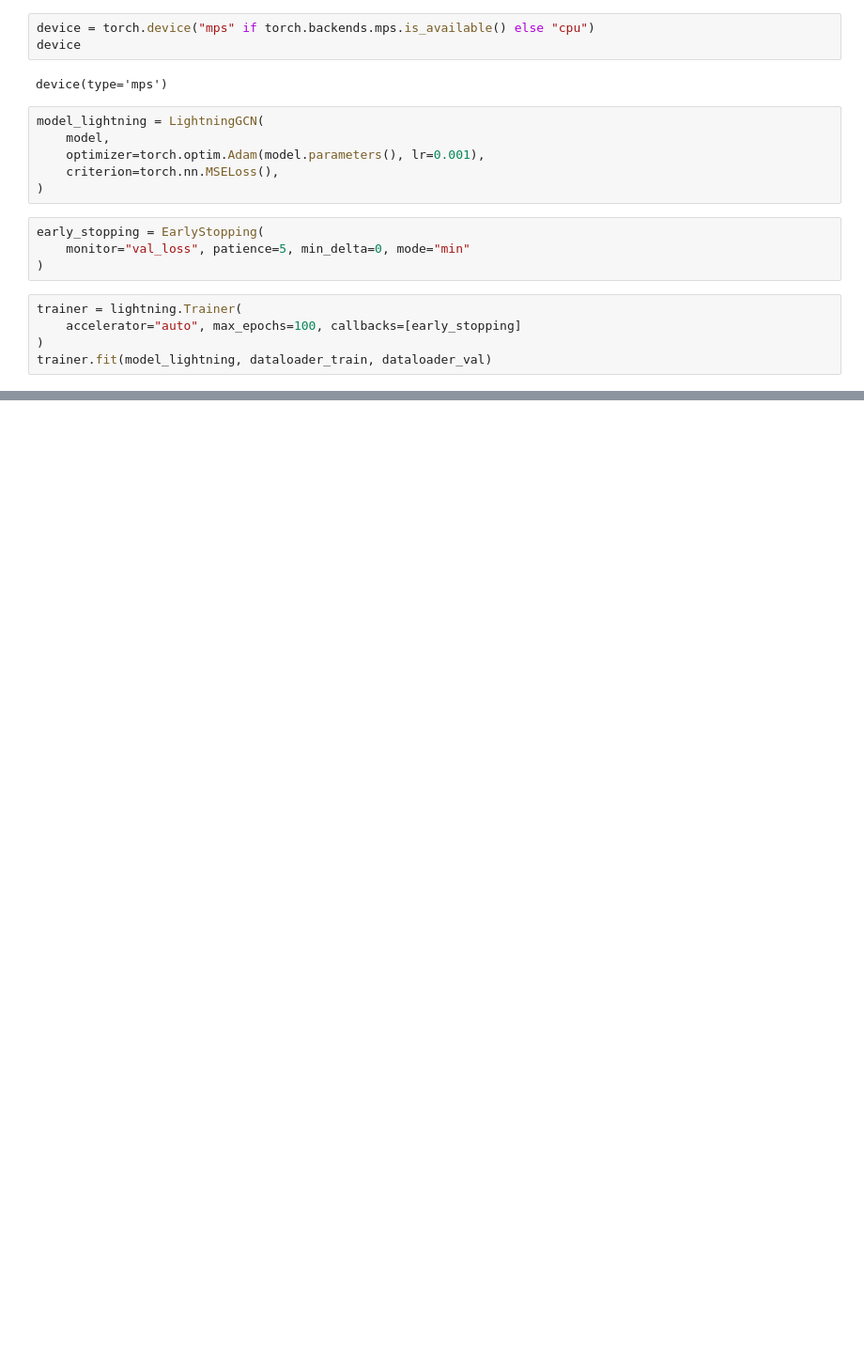
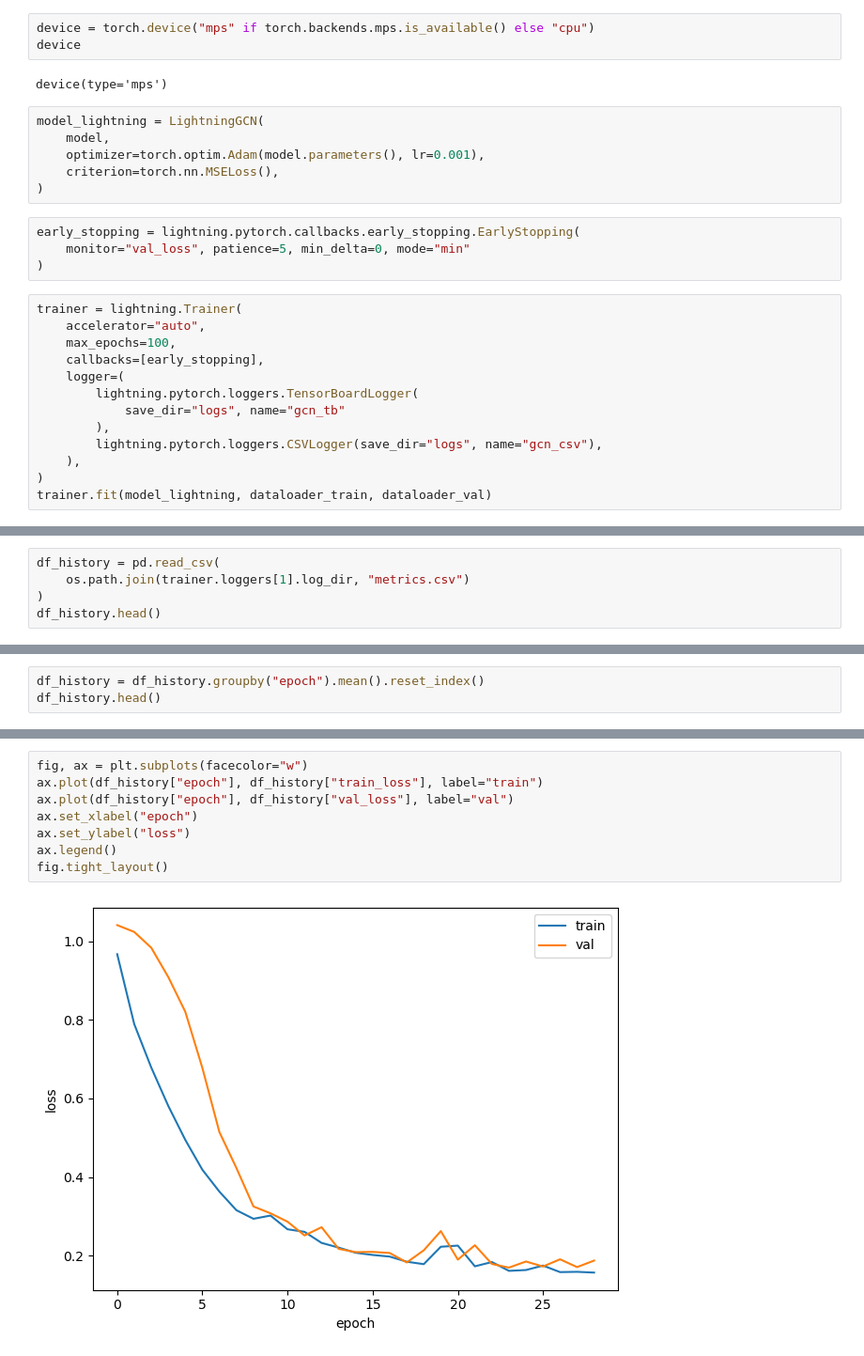
Before and after one commit to yu9824/torch-graph-tutorial, a Jupyter notebook: torch-graph-lightning.ipynb, the cells around one changed output, grey strips where cells are left out. Shown: that part at 94% size. Saved outputs shown, nothing was run; the diff lists cells and outputs as text; blank space fills up the shorter version.

Commit message:
Update torch-graph-lightning

```diff
--- a/torch-graph-lightning.ipynb
+++ b/torch-graph-lightning.ipynb
@@ -191,12 +190,20 @@ model_lightning = LightningGCN(
     criterion=torch.nn.MSELoss(),
 )
 # %%
-early_stopping = EarlyStopping(
+early_stopping = lightning.pytorch.callbacks.early_stopping.EarlyStopping(
     monitor="val_loss", patience=5, min_delta=0, mode="min"
 )
 # %%
 trainer = lightning.Trainer(
-    accelerator="auto", max_epochs=100, callbacks=[early_stopping]
+    accelerator="auto",
+    max_epochs=100,
+    callbacks=[early_stopping],
+    logger=(
+        lightning.pytorch.loggers.TensorBoardLogger(
+            save_dir="logs", name="gcn_tb"
+        ),
+        lightning.pytorch.loggers.CSVLogger(save_dir="logs", name="gcn_csv"),
+    ),
 )
 trainer.fit(model_lightning, dataloader_train, dataloader_val)
 # %% [output]
@@ -259,0 +260,5 @@ yyplot
+# %%
+df_history = pd.read_csv(
+    os.path.join(trainer.loggers[1].log_dir, "metrics.csv")
+)
+df_history.head()
@@ -259,0 +272,3 @@ yyplot
+# %%
+df_history = df_history.groupby("epoch").mean().reset_index()
+df_history.head()
@@ -259,0 +282,10 @@ yyplot
+# %%
+fig, ax = plt.subplots(facecolor="w")
+ax.plot(df_history["epoch"], df_history["train_loss"], label="train")
+ax.plot(df_history["epoch"], df_history["val_loss"], label="val")
+ax.set_xlabel("epoch")
+ax.set_ylabel("loss")
+ax.legend()
+fig.tight_layout()
+# %% [output]
+[figure, added]
```
Also changed, not shown: parts of 12 cells of this notebook.
